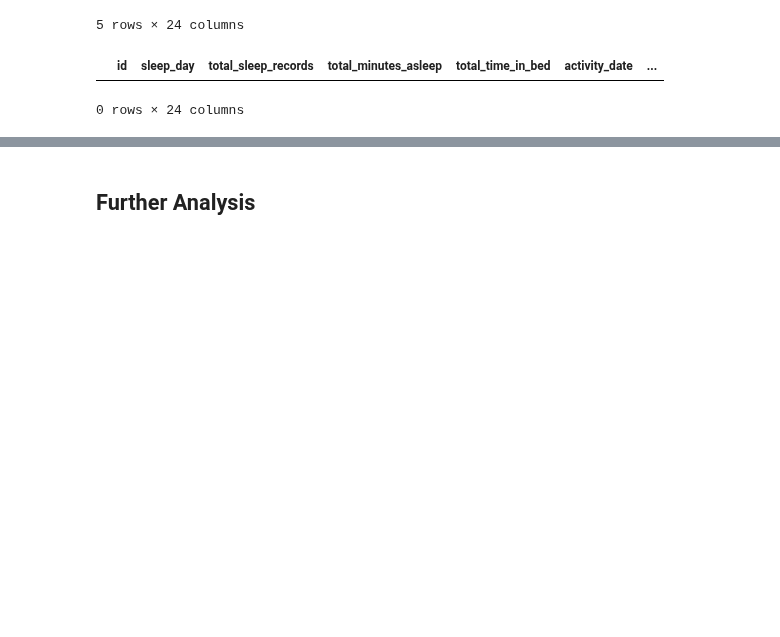
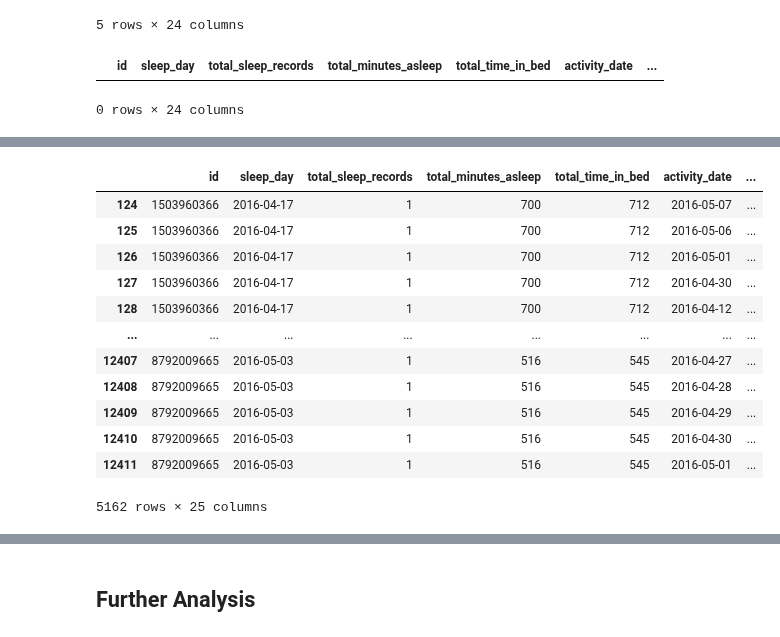
Before and after one commit to SheryllD/Project_SQL_Database, a Jupyter notebook: Data_Wrangling.ipynb, the cells around one changed output, grey strips where cells are left out. Cells and saved outputs as stored; diff of their text form; code cells hidden in the pictures; blank space fills up the shorter version.

```diff
--- a/Data_Wrangling.ipynb
+++ b/Data_Wrangling.ipynb
@@ -377,0 +400,19 @@ df.head()
+# %%
+# New dataset - all the times the user slept more than 7 hours
+df_good_sleepers = df[df['total_hours_asleep'] > 7]
+df_good_sleepers.to_csv("Datasets_files/cleaned_good_sleepers_df.csv", index=False)
+df_good_sleepers
+# %% [output]
+|  | id | sleep_day | total_sleep_records | total_minutes_asleep | total_time_in_bed | activity_date | ... |
+| 124 | 1503960366 | 2016-04-17 | 1 | 700 | 712 | 2016-05-07 | ... |
+| 125 | 1503960366 | 2016-04-17 | 1 | 700 | 712 | 2016-05-06 | ... |
+| 126 | 1503960366 | 2016-04-17 | 1 | 700 | 712 | 2016-05-01 | ... |
+| 127 | 1503960366 | 2016-04-17 | 1 | 700 | 712 | 2016-04-30 | ... |
+| 128 | 1503960366 | 2016-04-17 | 1 | 700 | 712 | 2016-04-12 | ... |
+| ... | ... | ... | ... | ... | ... | ... | ... |
+| 12407 | 8792009665 | 2016-05-03 | 1 | 516 | 545 | 2016-04-27 | ... |
+| 12408 | 8792009665 | 2016-05-03 | 1 | 516 | 545 | 2016-04-28 | ... |
+| 12409 | 8792009665 | 2016-05-03 | 1 | 516 | 545 | 2016-04-29 | ... |
+| 12410 | 8792009665 | 2016-05-03 | 1 | 516 | 545 | 2016-04-30 | ... |
+| 12411 | 8792009665 | 2016-05-03 | 1 | 516 | 545 | 2016-05-01 | ... |
+5162 rows × 25 columns
```
Also changed, not shown: parts of 17 cells of this notebook, 9 other files.
